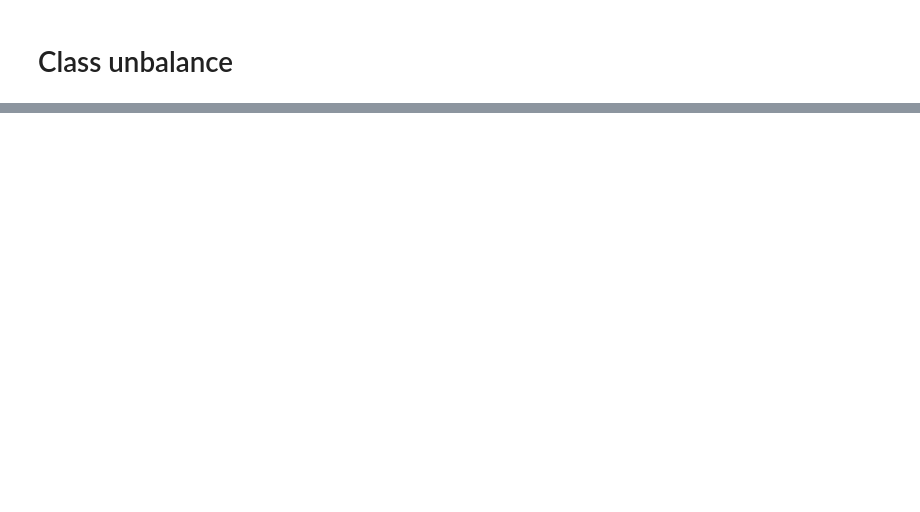
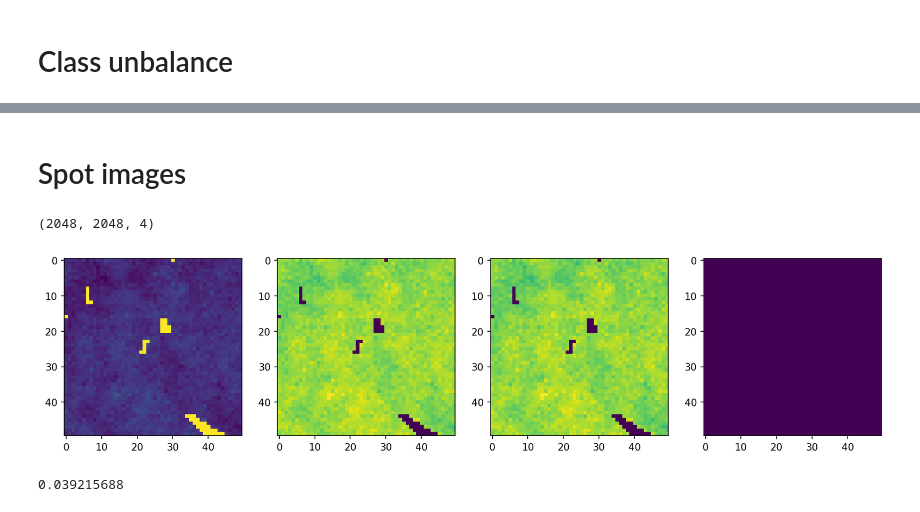
Before and after one commit to ImagingLectures/MLSegmentation4NI, a Jupyter notebook: scripts/FigurePreparation.ipynb, the cells around one changed output, grey strips where cells are left out. Cells and saved outputs as stored; diff of their text form; code cells hidden in the pictures; blank space fills up the shorter version.

```diff
--- a/scripts/FigurePreparation.ipynb
+++ b/scripts/FigurePreparation.ipynb
@@ -13,7 +13,7 @@ import scipy.stats as stats
 
 from IPython.display import set_matplotlib_formats
 set_matplotlib_formats('svg', 'png')
-plt.style.use('seaborn')
+plt.style.use('default')
 mpl.rcParams['figure.dpi'] = 150
 # %% [markdown]
 # Class unbalance
@@ -38,0 +44,20 @@ print(x.reshape((10,20)).shape)
+# %% [markdown]
+# Spot images
+# %%
+img=plt.imread('../data/spots/mixture12_00001.png')
+# %%
+img.shape
+# %% [output]
+(2048, 2048, 4)
+# %%
+fig, ax = plt.subplots(1,4,figsize=(15,5))
+
+for i in range(4) :
+    #ax[i].imshow(img[0:50,0:50,i])
+    ax[i].imshow(img[100:150,100:150,i])
+# %% [output]
+[figure, added]
+# %%
+img[:,:,0].min()
+# %% [output]
+0.039215688
```
Also changed, not shown: parts of 4 cells of this notebook, 2 other files.
